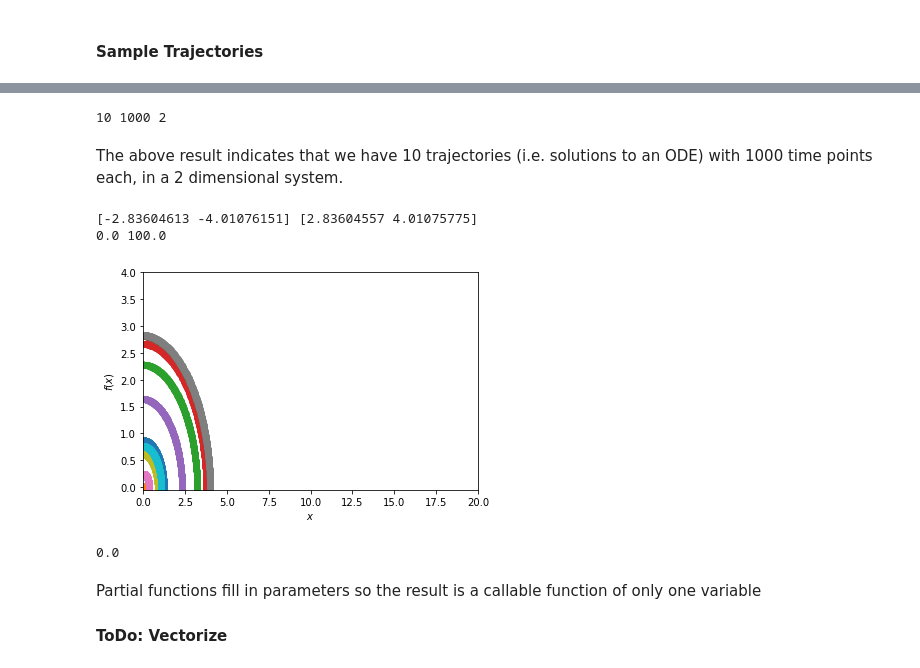
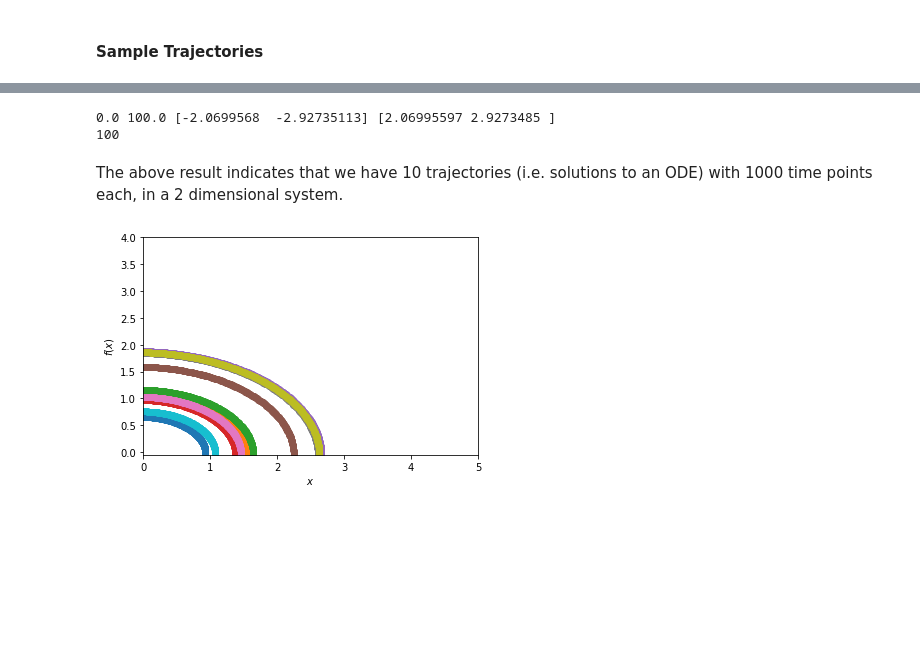
Before and after one commit to maimanuel/sparseodes, a Jupyter notebook: nbs/00_traj_to_meas.ipynb, the cells around one changed output, grey strips where cells are left out. Drawn from its saved outputs; the diff is of its cells as text; code cells hidden in the pictures; blank space fills up the shorter version.

Commit message:
completed traj_to_meas class

```diff
--- a/nbs/00_traj_to_meas.ipynb
+++ b/nbs/00_traj_to_meas.ipynb
@@ -112,9 +111,0 @@ functionality
-# %%
-# infer dimensionality
-def infer_dims(traj):
-    return traj.shape
-
-n_traj,n_time,n_dim = infer_dims(traj)
-print(n_traj,n_time,n_dim)
-# %% [output]
-10 1000 2
@@ -121,16 +189,11 @@ print(n_traj,n_time,n_dim)
+# %%
+t2m = traj_2_measurement(traj,time)
+
+assert((10,1000,2)==(t2m.n_traj,t2m.n_time,t2m.n_dim))
+print(t2m.t_min,t2m.t_max,t2m.xs_min,t2m.xs_max)
+print(t2m.grid_size)
+# %% [output]
+0.0 100.0 [-2.0699568  -2.92735113] [2.06995597 2.9273485 ]
+100
 # %% [markdown]
 The above result indicates that we have 10 trajectories (i.e. solutions to an ODE) with 1000 time points each, in a 2 dimensional system.
-# %%
-# infer domain, i.e., x ranges and time ranges
-def infer_domains(traj,time):
-    '''Infer domains for variables x and time t'''
-    xs_min,xs_max = np.min(traj,axis=(0,1)),np.max(traj,axis=(0,1))
-    t_min,t_max = np.min(time),np.max(time)
-    return xs_min,xs_max,t_min,t_max
-
-xs_min,xs_max,t_min,t_max = infer_domains(traj,time)
-print(xs_min,xs_max)
-print(t_min,t_max)
-# %% [output]
-[-2.83604613 -4.01076151] [2.83604557 4.01075775]
-0.0 100.0
@@ -145,16 +200,10 @@ def traj_der(traj,time):
 # %%
-trajder = traj_der(traj,time)
+trajder = t2m.traj_der(traj,time)
 for i in range(N):
     plt.plot(traj[i,:-1,1],trajder[i,:,1],'o')
     plt.xlabel("$x$")
     plt.ylabel("$f(x)$")
-    plt.xlim((0,20))
+    plt.xlim((0,5))
     plt.ylim((-0.05,4))
 # %% [output]
-[figure, old version]
+[figure, new version]
-# %%
-trajder2 = (traj[:,1:,:]-traj[:,:-1,:])/((time[1:]-time[:-1])[None,...,None])
-#todo: compare to naive computation
-print(np.sum(trajder- trajder2))
-# %% [output]
-0.0
@@ -195,3 +209,0 @@ for j in range(n_dim):
-# %% [markdown]
-Partial functions fill in parameters so the result is a callable function of only one variable
-#### ToDo: Vectorize
```
Also changed, not shown: parts of 58 cells of this notebook, 2 other files.
